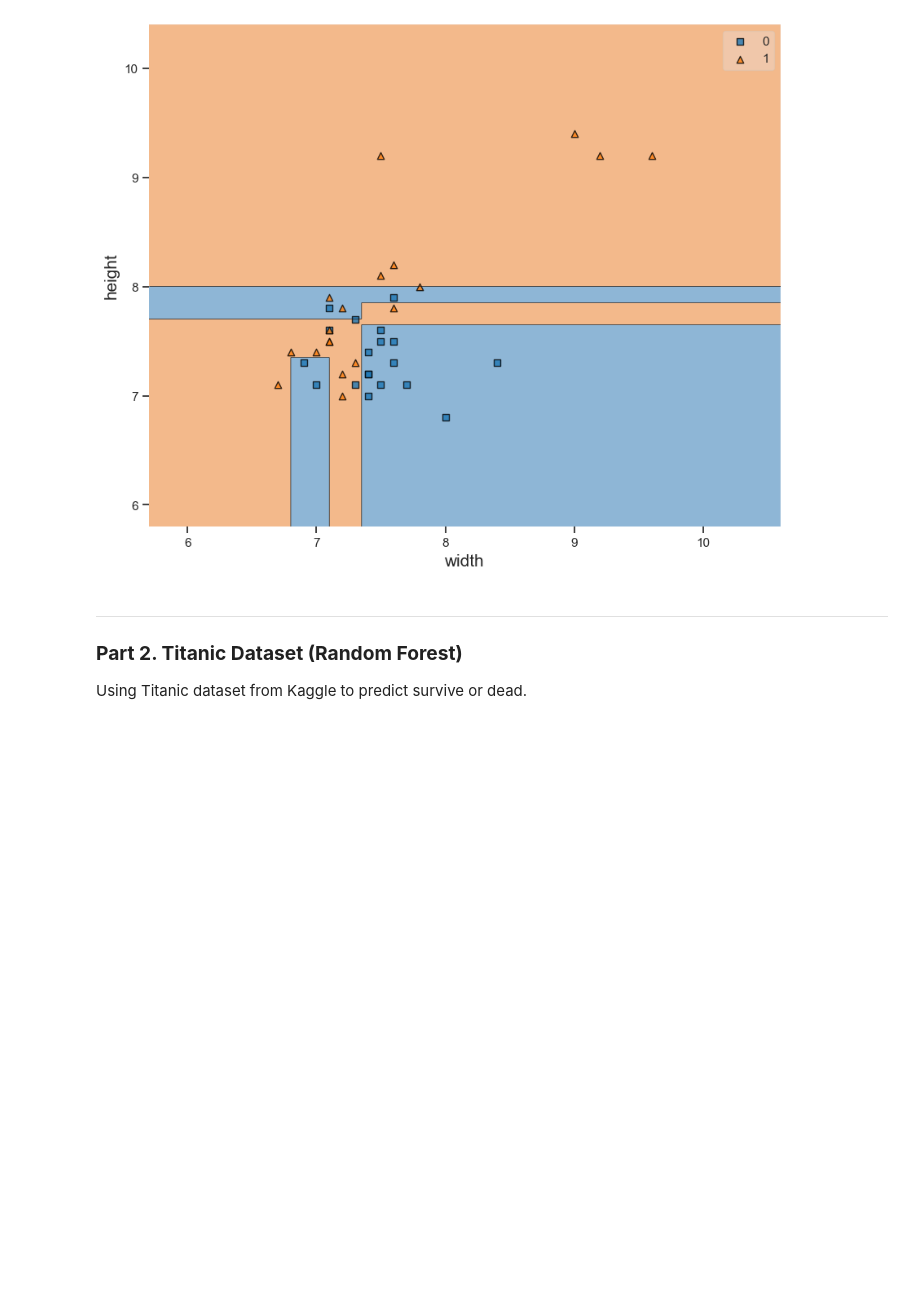
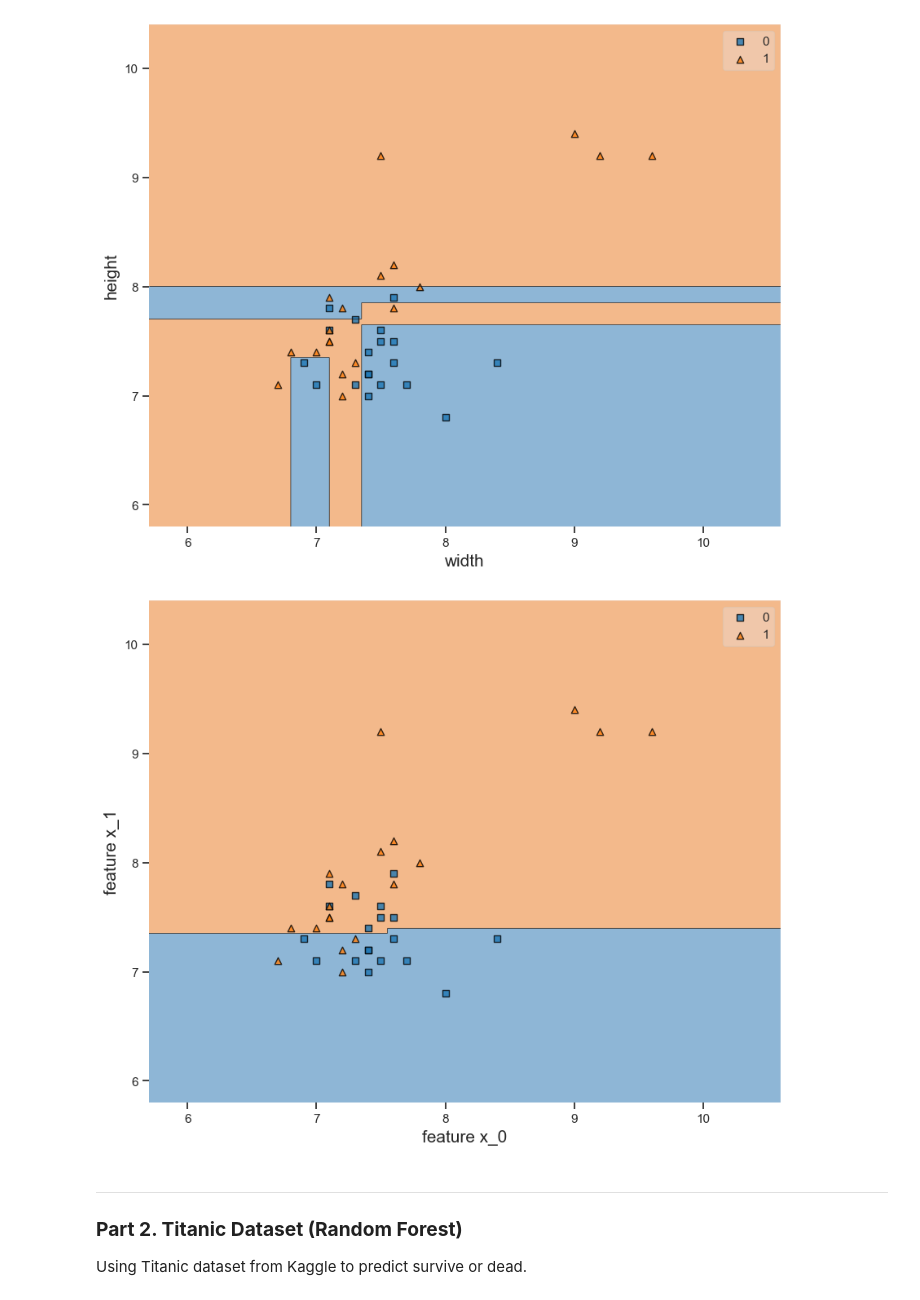
Before and after one commit to Kay-zttang/ML-Course-Notes, a Jupyter notebook: Lec9_The_Ensemble_Method/The_Ensamble_Method.ipynb, the cells around one changed output. Saved outputs shown, nothing was run; the diff lists cells and outputs as text; code cells hidden in the pictures; blank space fills up the shorter version.

```diff
--- a/Lec9_The_Ensemble_Method/The_Ensamble_Method.ipynb
+++ b/Lec9_The_Ensemble_Method/The_Ensamble_Method.ipynb
@@ -115,6 +115,15 @@ plt.grid()
 plt.show()
 # %% [output]
 [figure]
+# %%
+plt.figure(figsize = (10, 8))
+plot_decision_regions(X, y, clf = bag_clf)
+plt.xlabel("feature x_0", fontsize = 15)
+plt.ylabel("feature x_1", fontsize = 15)
+plt.grid()
+plt.show()
+# %% [output]
+[figure, added]
 # %% [markdown]
 ---
 
```
